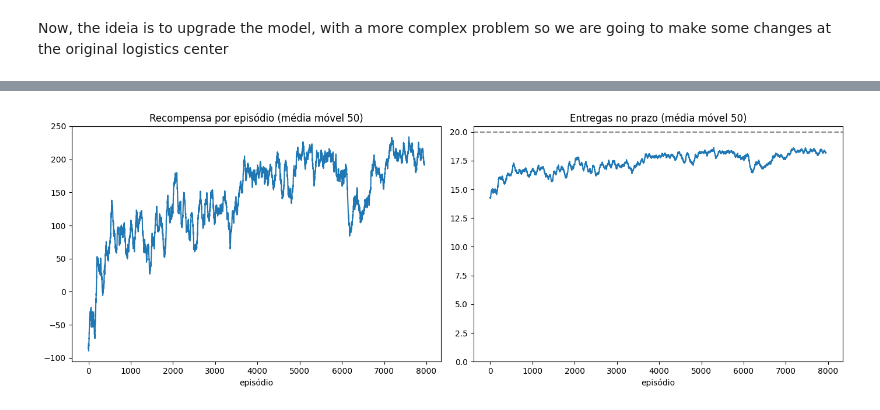
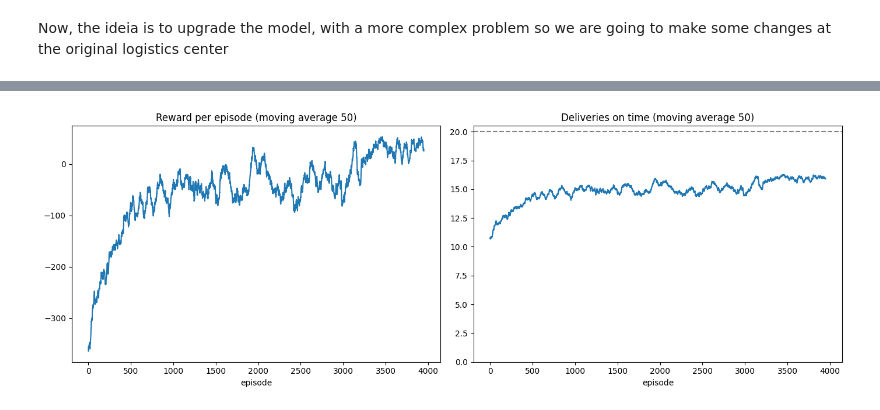
Before and after one commit to ArthurTig/Portfolio-de-projetos, a Jupyter notebook: RL Project/RL_for_logistics_centerV2.ipynb, the cells around one changed output, grey strips where cells are left out. Drawn from its saved outputs; the diff is of its cells as text; code cells hidden in the pictures.

Commit message:
Final code version, now there are comments along the code, as well as come comparisons to other methods of managing logistics centers

```diff
--- a/RL Project/RL_for_logistics_centerV2.ipynb
+++ b/RL Project/RL_for_logistics_centerV2.ipynb
@@ -1080,20 +956,27 @@ class Agent2():
 # %%
+# Fix the random seeds so results are reproducible
 np.random.seed(0); rd.seed(0)
 
-env2 = logistics_center2(top_k=3, lr=0.1, gamma=0.95, epsilon_decay=0.998, num_operators=4)
+# Create the environment: 4 candidates per decision, 4 operators
+env2 = logistics_center2(top_k=4, lr=0.1, gamma=0.95, epsilon_decay=0.998, num_operators=4)
 
+# Lists to store the results of each episode
 rewards_list = []
 deliveries_on_time_list = []
 blocks = []
 
-for episode in range(8000):
+# Train for 4000 episodes
+for episode in range(4000):
+    # Run one full episode (20 deliveries) and learn from it
     r, b, k = env2.episode(train=True)
-    rewards_list.append(r)
-    deliveries_on_time_list.append(b)
-    blocks.append(k)
+    rewards_list.append(r)                 # total reward
+    deliveries_on_time_list.append(b)      # deliveries on time
+    blocks.append(k)                       # deliveries that had to wait
+
+    # Every 500 episodes, print the average of the last 100
     if (episode + 1) % 500 == 0:
-        print(f"Episódio {episode+1:5d} | epsilon={env2.my_table.epsilon:.3f} | "
-              f"Bloqueios(média últimos 100): {np.mean(blocks[-100:]):.2f}/20 | "
-              f"no prazo (média últimos 100): {np.mean(deliveries_on_time_list[-100:]):.2f}/20"
+        print(f"Episode {episode+1:5d} | epsilon={env2.my_table.epsilon:.3f} | "
+              f"Blocks (avg last 100): {np.mean(blocks[-100:]):.2f}/20 | "
+              f"On time (avg last 100): {np.mean(deliveries_on_time_list[-100:]):.2f}/20"
                )
 # %% [output]
@@ -1116,21 +991,25 @@ Episódio  8000 | epsilon=0.010 | Bloqueios(média últimos 100): 4.98/20 | no p
 # %%
+# Moving average: smooths the curve by averaging each window of w episodes
 def moving_avg(x, w=50):
     return np.convolve(x, np.ones(w)/w, mode="valid")
 
+# Create a figure with 2 side-by-side plots
 fig, ax = plt.subplots(1, 2, figsize=(14, 5))
 
+# Left plot: total reward per episode
 ax[0].plot(moving_avg(rewards_list))
-ax[0].set_title("Recompensa por episódio (média móvel 50)")
-ax[0].set_xlabel("episódio")
+ax[0].set_title("Reward per episode (moving average 50)")
+ax[0].set_xlabel("episode")
 
+# Right plot: deliveries on time per episode
 ax[1].plot(moving_avg(deliveries_on_time_list))
-ax[1].axhline(20, ls="--", c="gray")
-ax[1].set_title("Entregas no prazo (média móvel 50)")
+ax[1].axhline(20, ls="--", c="gray")      # dashed line at the maximum (20 deliveries)
+ax[1].set_title("Deliveries on time (moving average 50)")
 ax[1].set_ylim(0, 20.5)
-ax[1].set_xlabel("episódio")
+ax[1].set_xlabel("episode")
 
 plt.tight_layout()
 plt.show()
 # %% [output]
-[figure, old version]
+[figure, new version]
 # %%
```
Also changed, not shown: parts of 18 cells of this notebook, 2 other files.
